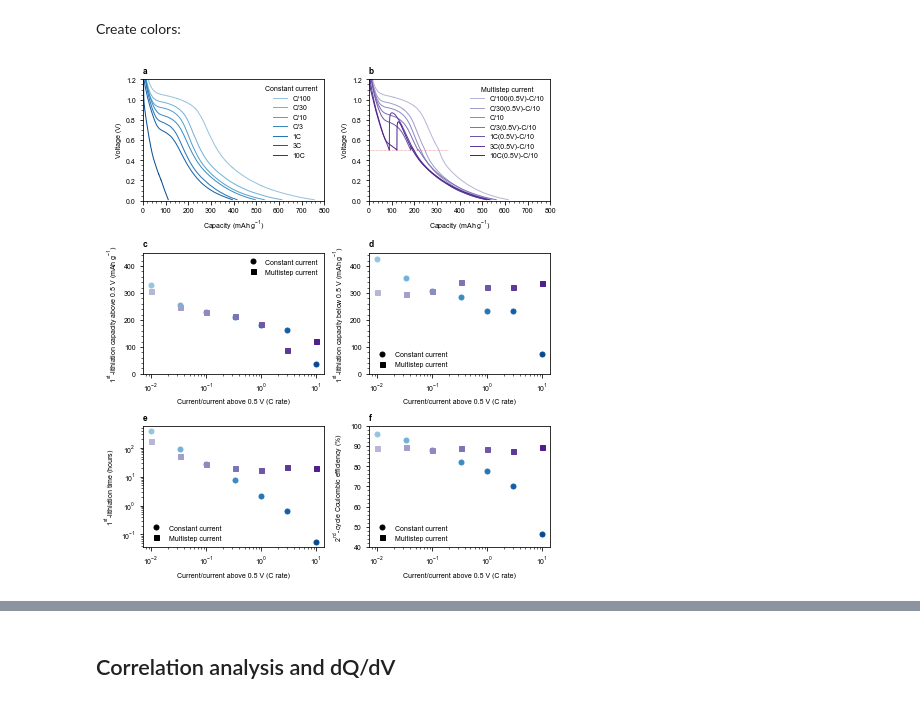
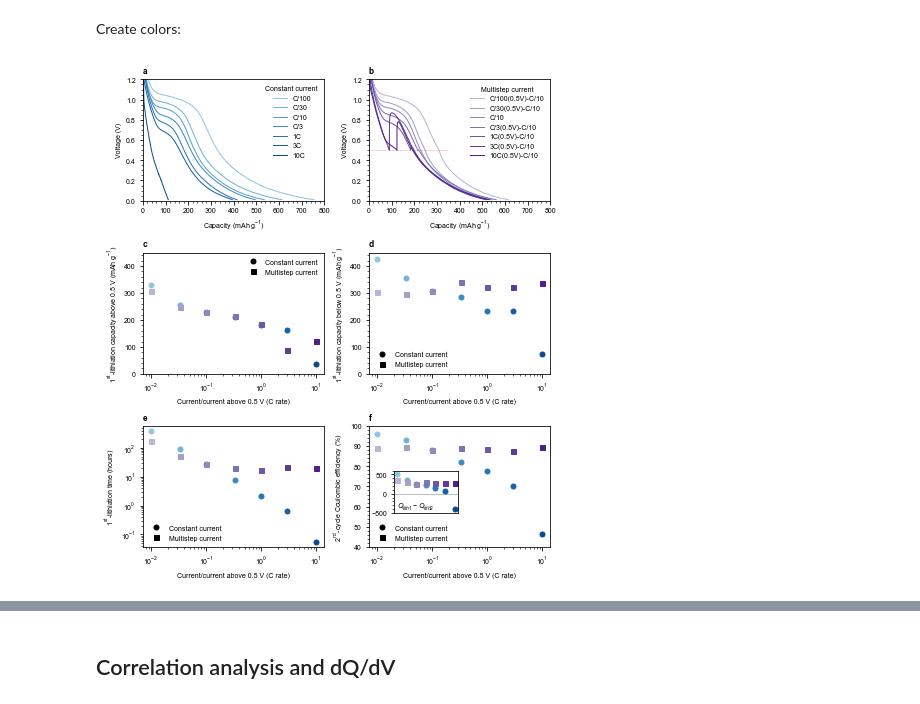
Before and after one commit to petermattia/first-cycle-SEI-on-carbon-black, a Jupyter notebook: c rate/c_rate.ipynb, the cells around one changed output, grey strips where cells are left out. Saved outputs shown, nothing was run; the diff lists cells and outputs as text; code cells hidden in the pictures.

Commit message:
Add cyc2 plot and CE plot

```diff
--- a/c rate/c_rate.ipynb
+++ b/c rate/c_rate.ipynb
@@ -470,6 +550,11 @@ ax[3].set_ylabel(r'1$^{\rm st}$-lithiation capacity below 0.5 V (mAh g$^{-1}$)')
 ax[4].set_ylabel(r'1$^{\rm st}$-lithiation time (hours)')
 ax[5].set_ylabel(r'2$^{\rm nd}$-cycle Coulombic efficiency (%)')
 
+ax_inset5 = inset_axes(ax[5], width='100%', height='100%',
+                       bbox_to_anchor=(0.12, 0.31, 0.35, 0.35),
+                       bbox_transform=ax[5].transAxes,
+                       loc='upper left')
+
 ax[0].set_xlim([0, 800])
 ax[1].set_xlim([0, 800])
 ax[0].set_ylim([0, 1.2])
@@ -477,6 +562,7 @@ ax[1].set_ylim([0, 1.2])
 ax[2].set_ylim([0, 450])
 ax[3].set_ylim([0, 450])
 ax[5].set_ylim([40, 100])
+ax_inset5.set_ylim([-501, 601])
 
 ax[0].xaxis.set_minor_locator(AutoMinorLocator())
 ax[1].xaxis.set_minor_locator(AutoMinorLocator())
@@ -485,8 +571,10 @@ ax[1].yaxis.set_minor_locator(AutoMinorLocator())
 ax[2].yaxis.set_minor_locator(AutoMinorLocator())
 ax[3].yaxis.set_minor_locator(AutoMinorLocator())
 ax[5].yaxis.set_minor_locator(AutoMinorLocator())
+ax_inset5.yaxis.set_minor_locator(AutoMinorLocator())
 
 ax[1].plot([0, 350], [0.5, 0.5], color='tab:red', lw=0.5, ls=':')
+ax_inset5.axhline(0, color='tab:gray', lw=0.5)
 
 ## Constant current cycling
 
@@ -497,6 +585,7 @@ for k, (key, value) in enumerate(all_data_constcurr.items()):
     C_rate = value['C rate']
     C_rate_string = value['C rate string']
     CE_cyc2 = value['2nd cycle CE']
+    Qlith_cyc1_minus_cyc2 = value['First lith - second lith']
     tlith_cyc1 = value['1st lith time']
     Qlith_cyc1_above0pt5 = value['1st lith capacity above 0.5V']
     Qlith_cyc1_below0pt5 = value['1st lith capacity below 0.5V']
@@ -509,35 +598,42 @@ for k, (key, value) in enumerate(all_data_constcurr.items()):
     ax[3].semilogx(C_rate, Qlith_cyc1_below0pt5, 'o', color=colors_constcurr[k])
     ax[4].loglog(C_rate, tlith_cyc1, 'o', color=colors_constcurr[k])
     ax[5].semilogx(C_rate, CE_cyc2, 'o', color=colors_constcurr[k])
+    ax_inset5.semilogx(C_rate, Qlith_cyc1_minus_cyc2, 'o', color=colors_constcurr[k])
 
 ax[0].legend(loc='upper right', title='Constant current')
 
 
 ## Multistep cycling
 
 for k, (key, value) in enumerate(all_data_multistep.items()):
 
     # Extract values
     first_lith_data = value['First lith data']
     C_rate = value['C rate']
     C_rate_string = value['C rate string']
     CE_cyc2 = value['2nd cycle CE']
+    Qlith_cyc1_minus_cyc2 = value['First lith - second lith']
     tlith_cyc1 = value['1st lith time']
     Qlith_cyc1_above0pt5 = value['1st lith capacity above 0.5V']
     Qlith_cyc1_below0pt5 = value['1st lith capacity below 0.5V']
 
     Q = first_lith_data[:, 2]
     V = first_lith_data[:, 1]
 
     ax[1].plot(Q, V, color=colors_multistep[k], label=C_rate_string)
     ax[2].semilogx(C_rate, Qlith_cyc1_above0pt5, 's', color=colors_multistep[k])
     ax[3].semilogx(C_rate, Qlith_cyc1_below0pt5, 's', color=colors_multistep[k])
     ax[4].loglog(C_rate, tlith_cyc1, 's', color=colors_multistep[k])
     ax[5].semilogx(C_rate, CE_cyc2, 's', color=colors_multistep[k])
+    ax_inset5.semilogx(C_rate, Qlith_cyc1_minus_cyc2, 's', color=colors_multistep[k])
 
 ax[1].legend(loc='upper right', title='Multistep current')
 
+ax_inset5.get_xaxis().set_ticks([])
+ax_inset5.annotate('$Q_{lith1}-Q_{lith2}$', (0.05, 0.02), xycoords='axes fraction',
+                   horizontalalignment='left', verticalalignment='bottom')
+
 plt.tight_layout()
 plt.savefig(figpath / 'C_rate.eps', bbox_inches='tight', format='eps')
 # %% [output]
-[figure, old version]
+[figure, new version]
```
Also changed, not shown: parts of 7 cells of this notebook, 4 other files.
